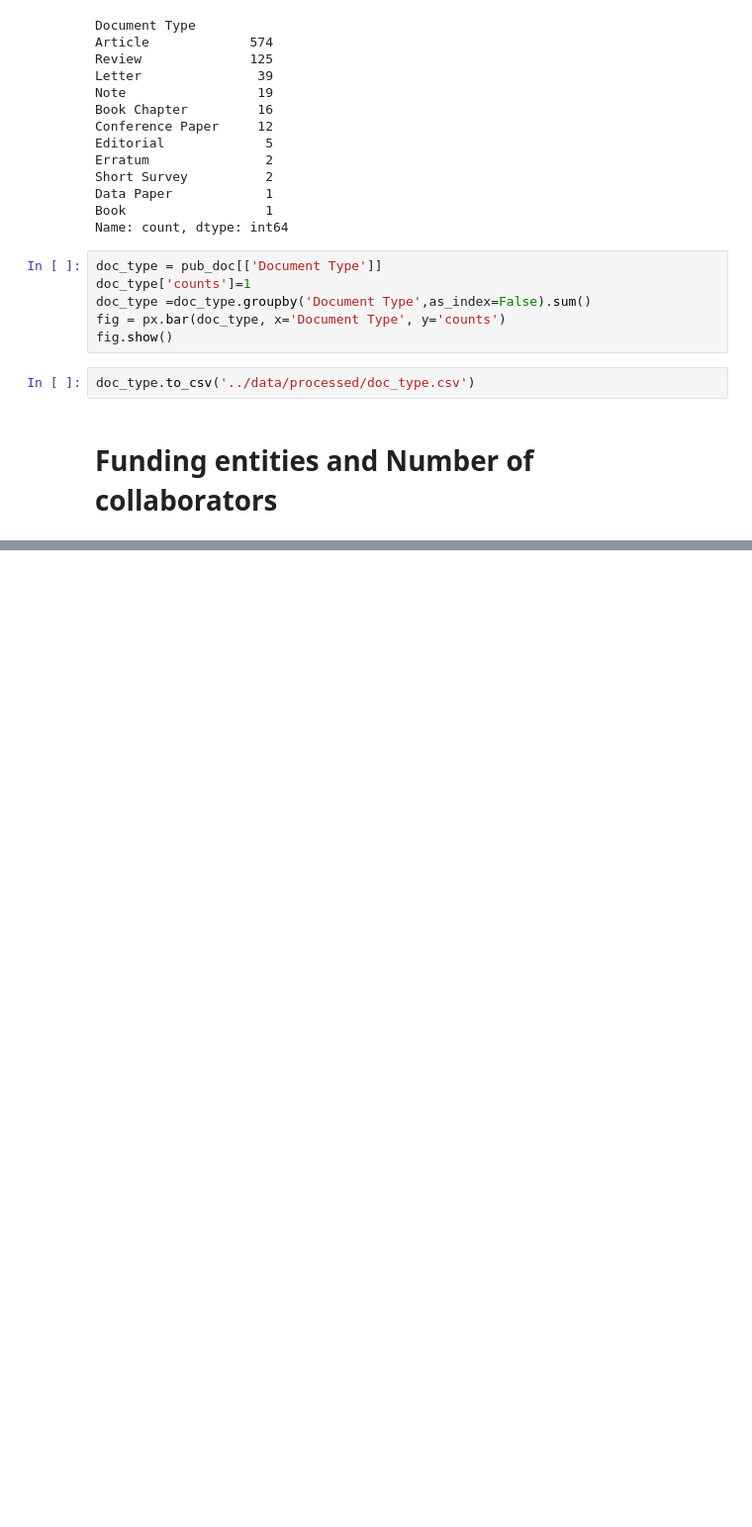
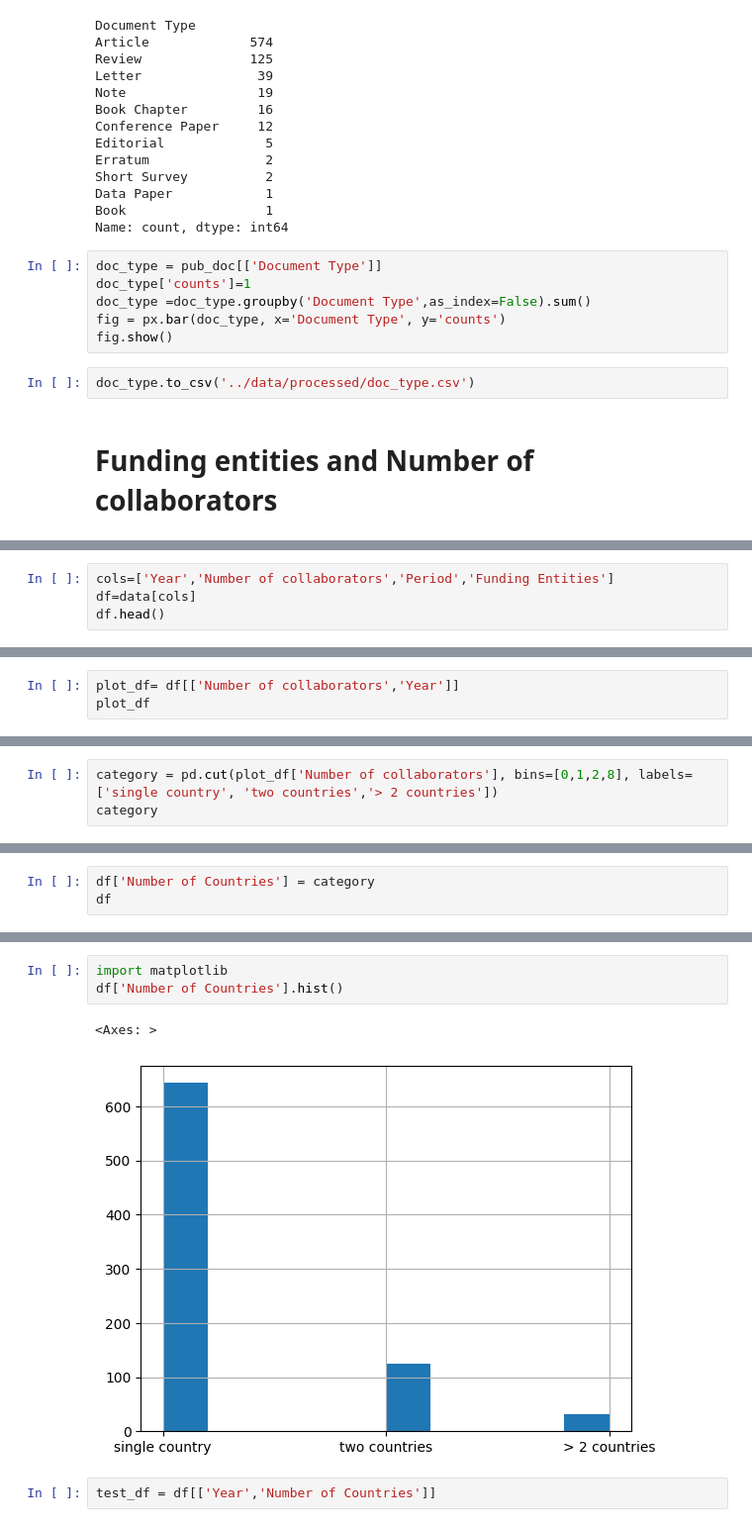
Before and after one commit to msherrif04/OphthoViz, a Jupyter notebook: notebooks/data_processing_03.ipynb, the cells around one changed output, grey strips where cells are left out. Shown at 99% size. Saved outputs shown, nothing was run; the diff lists cells and outputs as text; blank space fills up the shorter version.

Commit message:
done with data

```diff
--- a/notebooks/data_processing_03.ipynb
+++ b/notebooks/data_processing_03.ipynb
@@ -745,0 +755,4 @@ doc_type.to_csv('../data/processed/doc_type.csv')
+# %%
+cols=['Year','Number of collaborators','Period','Funding Entities']
+df=data[cols]
+df.head()
@@ -745,0 +777,3 @@ doc_type.to_csv('../data/processed/doc_type.csv')
+# %%
+plot_df= df[['Number of collaborators','Year']]
+plot_df
@@ -745,0 +794,3 @@ doc_type.to_csv('../data/processed/doc_type.csv')
+# %%
+category = pd.cut(plot_df['Number of collaborators'], bins=[0,1,2,8], labels=['single country', 'two countries','> 2 countries'])
+category
@@ -745,0 +811,3 @@ doc_type.to_csv('../data/processed/doc_type.csv')
+# %%
+df['Number of Countries'] = category
+df
@@ -745,0 +833,8 @@ doc_type.to_csv('../data/processed/doc_type.csv')
+# %%
+import matplotlib
+df['Number of Countries'].hist()
+# %% [output]
+<Axes: >
+[figure, added]
+# %%
+test_df = df[['Year','Number of Countries']]
```
Also changed, not shown: parts of 50 cells of this notebook, 15 other files.
